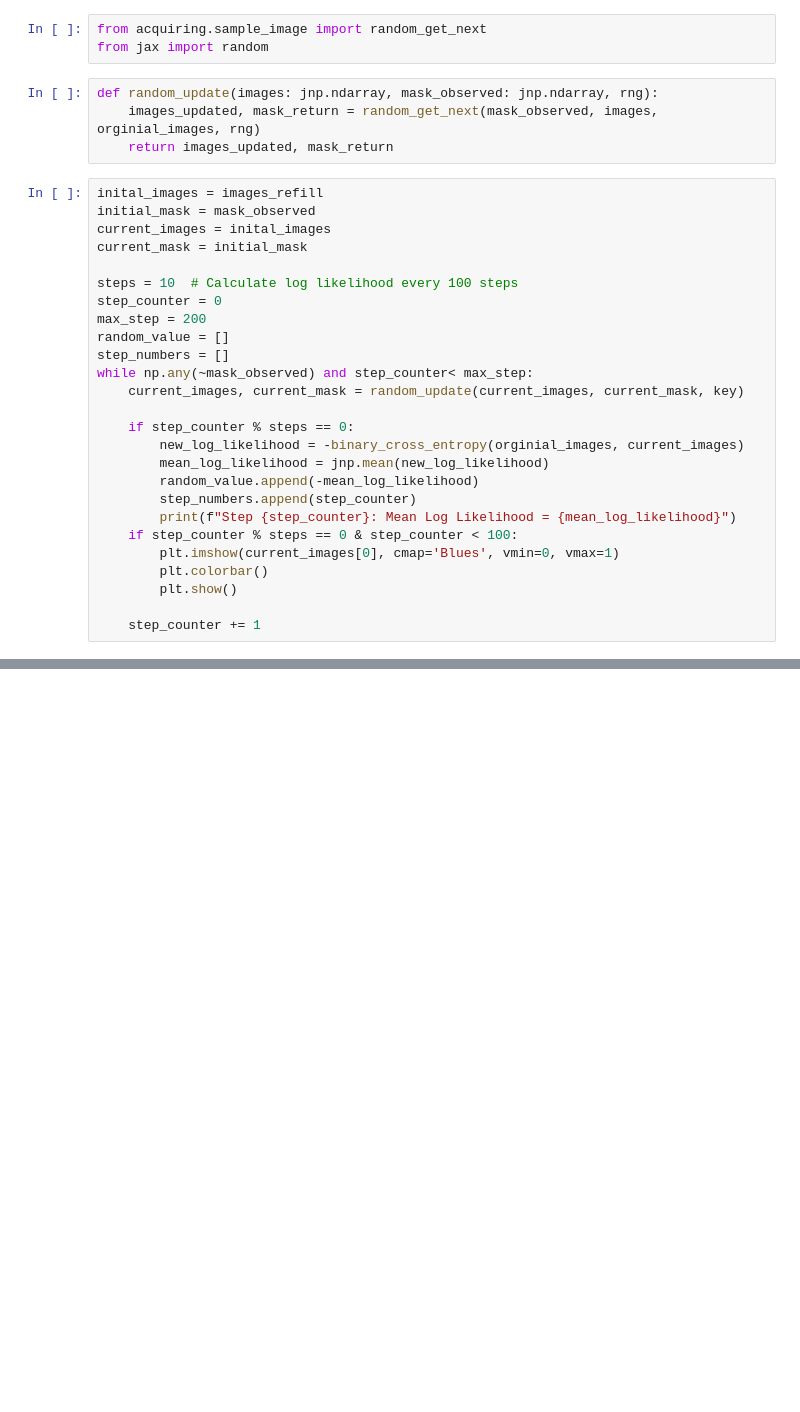
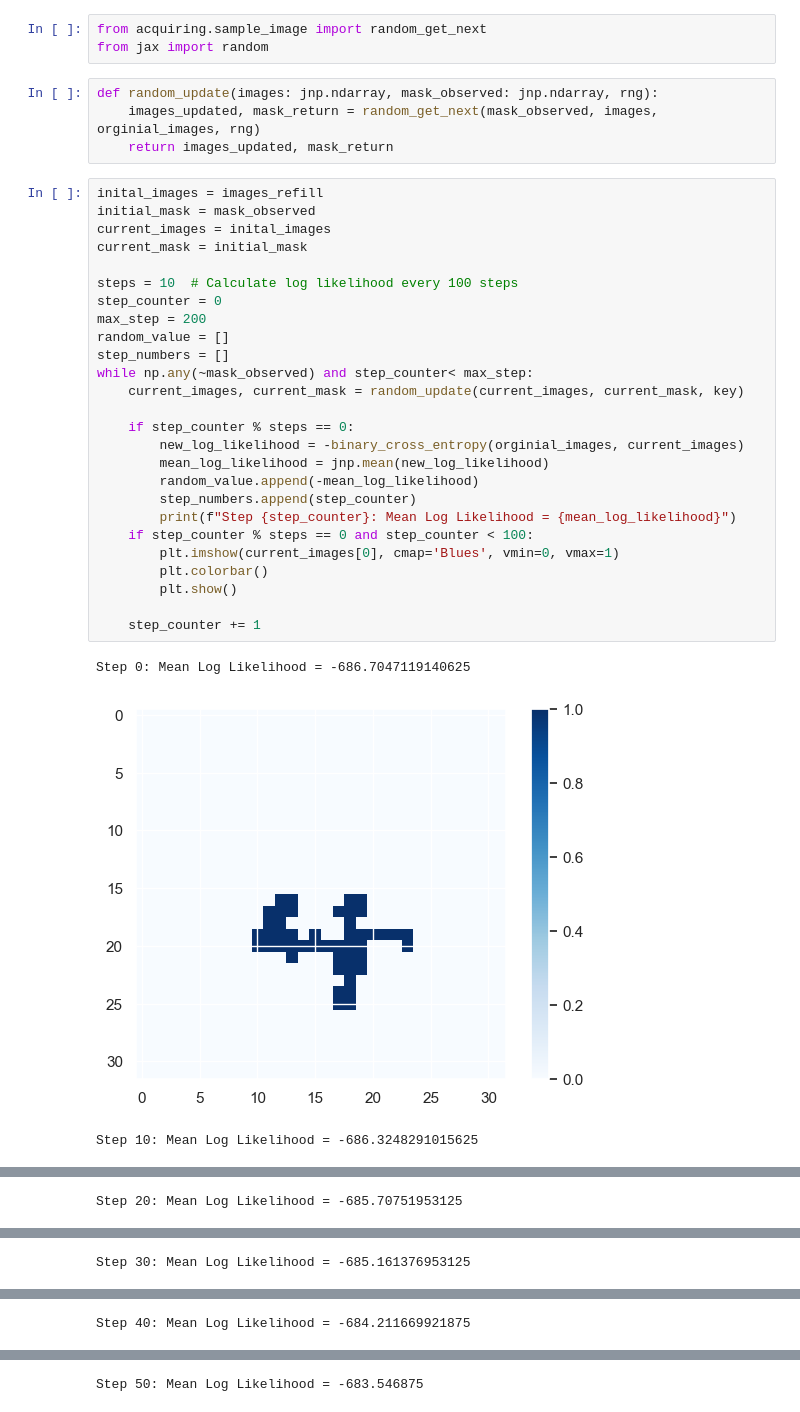
Before and after one commit to KUUUUUUUUz/active-learning, a Jupyter notebook: mnistvae/training_notebook.ipynb, the cells around one changed output, grey strips where cells are left out. Drawn from its saved outputs; the diff is of its cells as text; blank space fills up the shorter version.

```diff
--- a/mnistvae/training_notebook.ipynb
+++ b/mnistvae/training_notebook.ipynb
@@ -311,26 +340,30 @@ def random_update(images: jnp.ndarray, mask_observed: jnp.ndarray, rng):
 # %%
 inital_images = images_refill
 initial_mask = mask_observed
 current_images = inital_images
 current_mask = initial_mask
 
 steps = 10  # Calculate log likelihood every 100 steps
 step_counter = 0
 max_step = 200
 random_value = []
 step_numbers = []
 while np.any(~mask_observed) and step_counter< max_step:
     current_images, current_mask = random_update(current_images, current_mask, key)
 
     if step_counter % steps == 0:
         new_log_likelihood = -binary_cross_entropy(orginial_images, current_images)
         mean_log_likelihood = jnp.mean(new_log_likelihood)
         random_value.append(-mean_log_likelihood)
         step_numbers.append(step_counter)
         print(f"Step {step_counter}: Mean Log Likelihood = {mean_log_likelihood}")
-    if step_counter % steps == 0 & step_counter < 100:
+    if step_counter % steps == 0 and step_counter < 100:
         plt.imshow(current_images[0], cmap='Blues', vmin=0, vmax=1)
         plt.colorbar()
         plt.show()
 
     step_counter += 1
+# %% [output]
+Step 0: Mean Log Likelihood = -686.7047119140625
+[figure, added]
+Step 10: Mean Log Likelihood = -686.3248291015625
@@ -336,0 +371 @@ while np.any(~mask_observed) and step_counter< max_step:
+Step 20: Mean Log Likelihood = -685.70751953125
@@ -336,0 +373 @@ while np.any(~mask_observed) and step_counter< max_step:
+Step 30: Mean Log Likelihood = -685.161376953125
@@ -336,0 +375 @@ while np.any(~mask_observed) and step_counter< max_step:
+Step 40: Mean Log Likelihood = -684.211669921875
@@ -336,0 +377 @@ while np.any(~mask_observed) and step_counter< max_step:
+Step 50: Mean Log Likelihood = -683.546875
```
Also changed, not shown: parts of 19 cells of this notebook, 4 other files.
